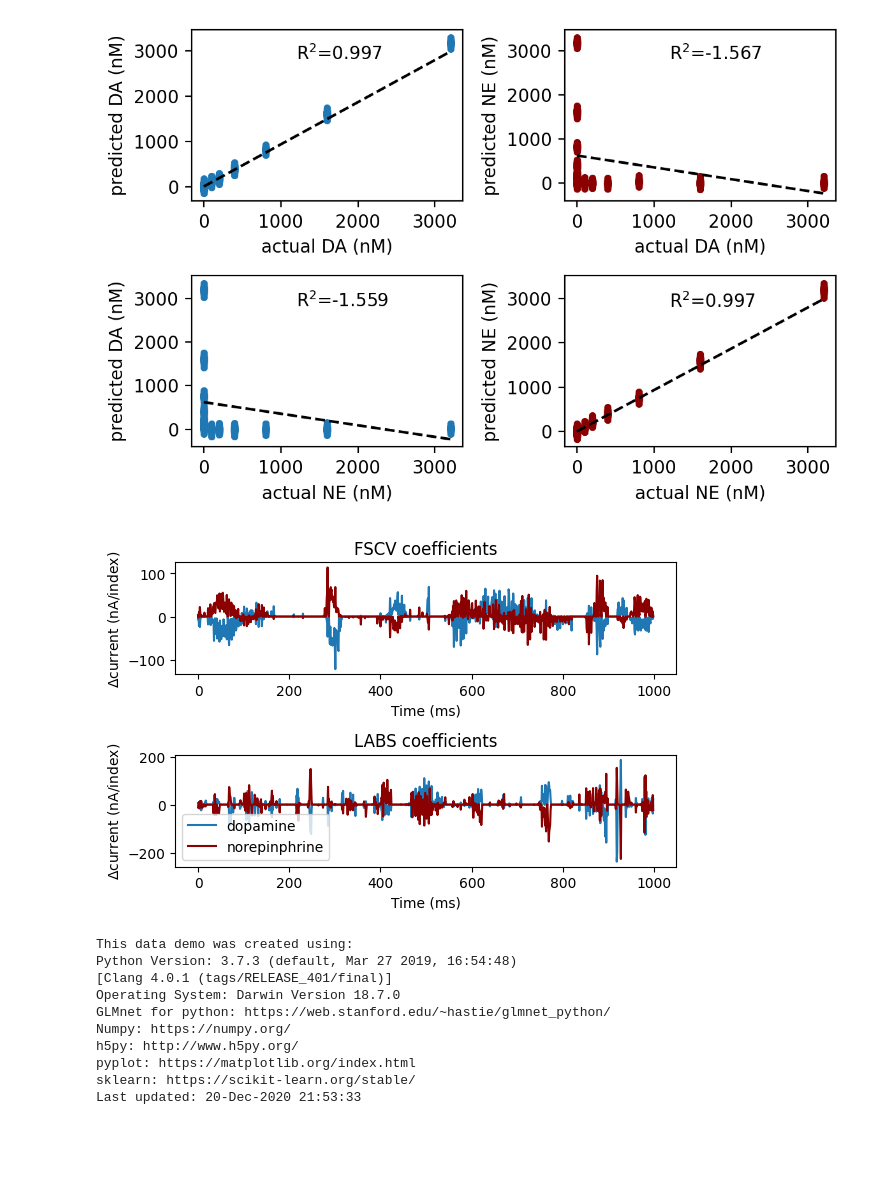
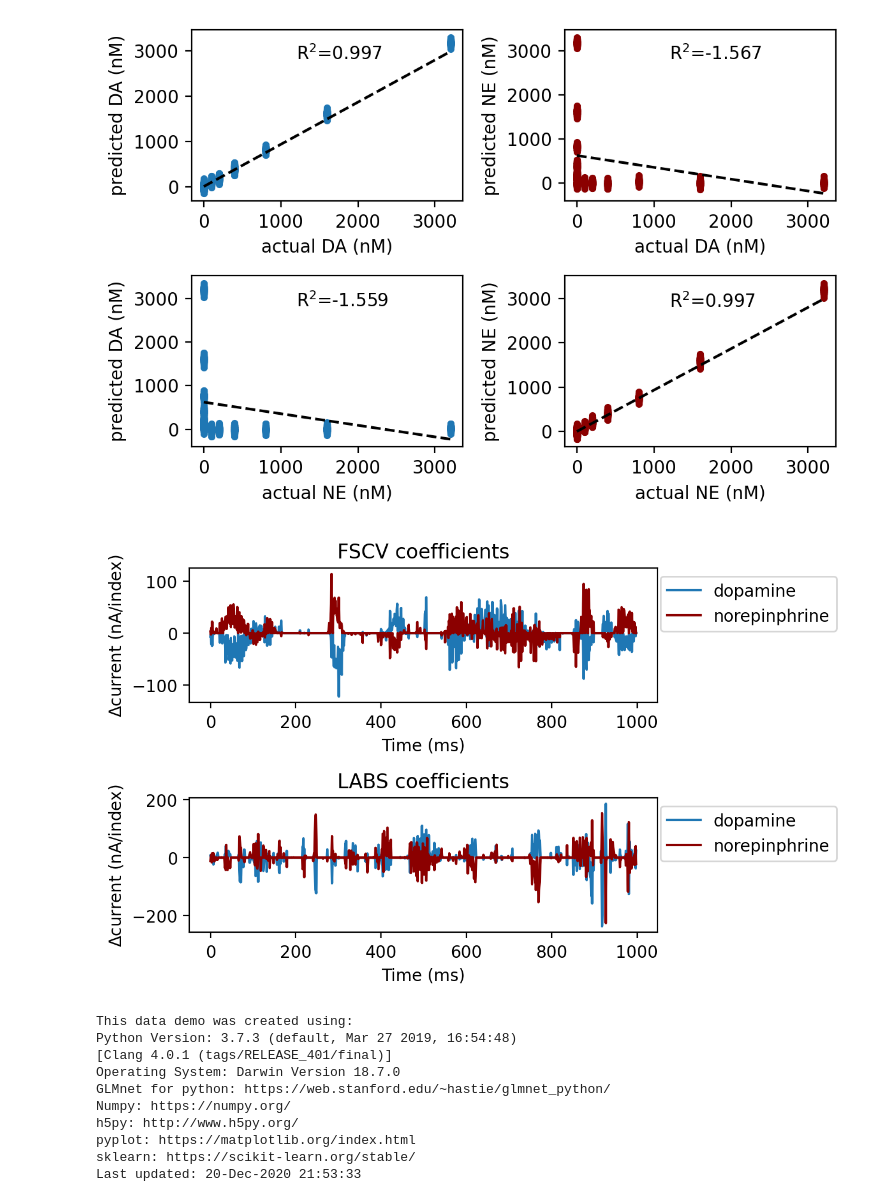
Before and after one commit to amnahEltahir/voltammetry, a Jupyter notebook: Dopamine_Norepinephrine/Dopamine_Norepinephrine.ipynb, the cells around one changed output. Cells and saved outputs as stored; diff of their text form; code cells hidden in the pictures; blank space fills up the shorter version.

```diff
--- a/Dopamine_Norepinephrine/Dopamine_Norepinephrine.ipynb
+++ b/Dopamine_Norepinephrine/Dopamine_Norepinephrine.ipynb
@@ -206,27 +206,27 @@ fig_LABS = plot_regr(preds,labels)
 # %%
 # Plot coefficients
 FSCV_betas = cvglmnetCoef(FSCV_cvFit, 'lambda_min')
 LABS_betas = cvglmnetCoef(LABS_cvFit, 'lambda_min')
 c_analyte = ['#1f77b4','#8B0000']# colors for each analyte
-fig,ax = plt.subplots(2,1,dpi=100)
+fig,ax = plt.subplots(2,1,dpi=200,figsize=(7,4))
 
 for i in range(2):
     ax[0].plot(np.squeeze(FSCV_betas[i])[1::],color=c_analyte[i])
 ax[0].set_title('FSCV coefficients')
 ax[0].set_xlabel('Time (ms)')
 ax[0].set_ylabel(r'$\Delta$current (nA/index)')
-plt.legend({'dopamine','norepinphrine'});
+ax[0].legend({'dopamine','norepinphrine'},loc='upper right', bbox_to_anchor=(0.9, 0.5,0.5,0.5))
 
 for j in range(2):
     ax[1].plot(np.squeeze(LABS_betas[j])[1::],color=c_analyte[j])
 ax[1].set_title('LABS coefficients')
 ax[1].set_xlabel('Time (ms)')
 ax[1].set_ylabel(r'$\Delta$current (nA/index)')
-plt.legend({'dopamine','norepinphrine'});
+ax[1].legend({'dopamine','norepinphrine'},loc='upper right', bbox_to_anchor=(0.9, 0.5,0.5,0.5));
 
 plt.tight_layout()
 # %% [output]
-[figure, old version]
+[figure, new version]
 # %%
 ## Credits
 import sys, platform, time
```
Also changed, not shown: parts of 1 cell of this notebook.
